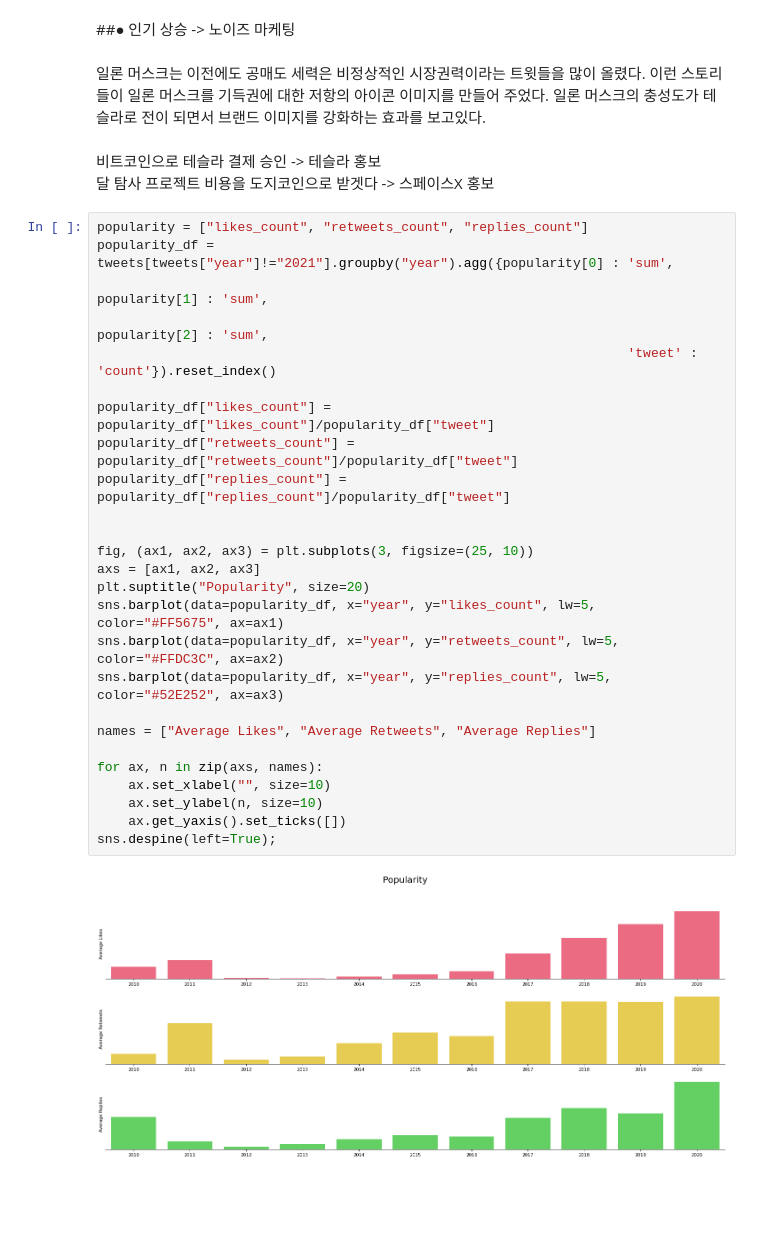
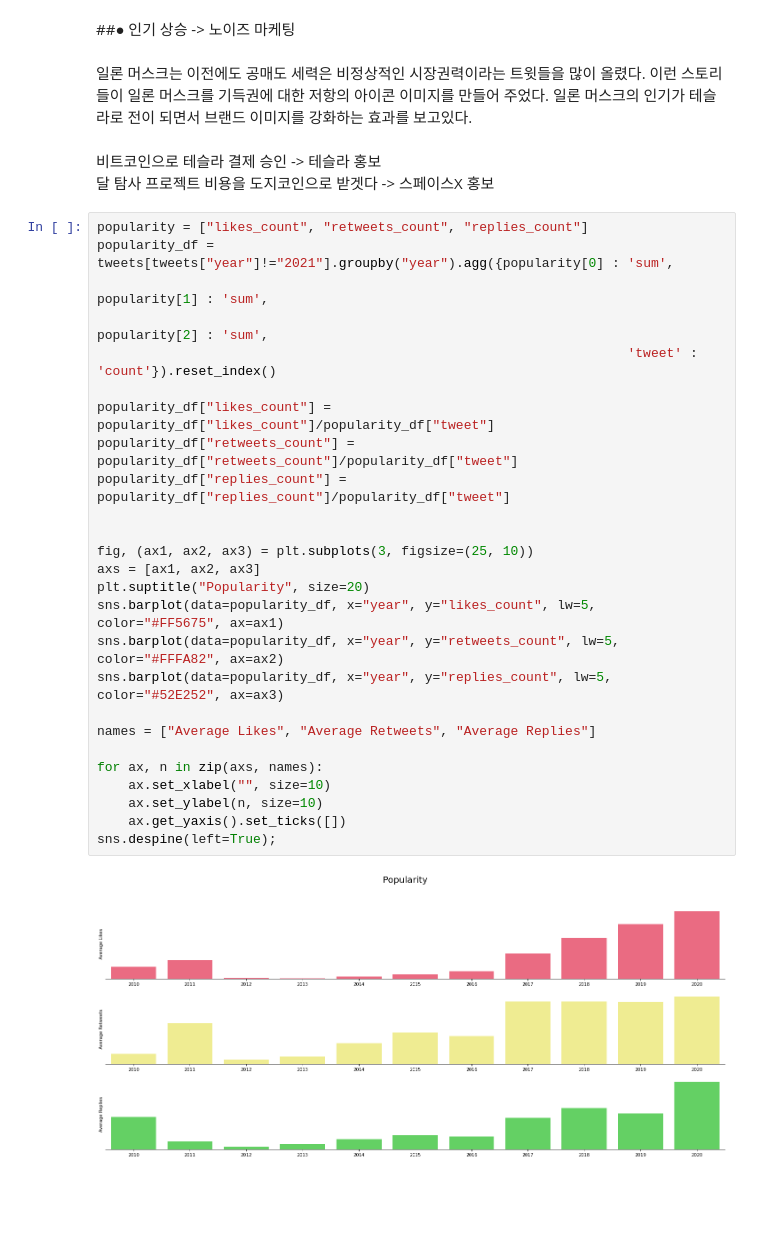
Before and after one commit to seungchanLLee/DAP__, a Jupyter notebook: Final_Project.ipynb, the cells around one changed output. Drawn from its saved outputs; the diff is of its cells as text.

```diff
--- a/Final_Project.ipynb
+++ b/Final_Project.ipynb
@@ -166,38 +166,38 @@ plt.ylabel('GFDEBTN', size=20);
 # %% [markdown]
 ##● 인기 상승 -> 노이즈 마케팅
 # %% [markdown]
-일론 머스크는 이전에도 공매도 세력은 비정상적인 시장권력이라는 트윗들을 많이 올렸다. 이런 스토리들이 일론 머스크를 기득권에 대한 저항의 아이콘 이미지를 만들어 주었다. 일론 머스크의 충성도가 테슬라로 전이 되면서 브랜드 이미지를 강화하는 효과를 보고있다.
+일론 머스크는 이전에도 공매도 세력은 비정상적인 시장권력이라는 트윗들을 많이 올렸다. 이런 스토리들이 일론 머스크를 기득권에 대한 저항의 아이콘 이미지를 만들어 주었다. 일론 머스크의 인기가 테슬라로 전이 되면서 브랜드 이미지를 강화하는 효과를 보고있다.
 <br><br>
 비트코인으로 테슬라 결제 승인 -> 테슬라 홍보<br>
 달 탐사 프로젝트 비용을 도지코인으로 받겟다 -> 스페이스X 홍보
 # %%
 popularity = ["likes_count", "retweets_count", "replies_count"]
 popularity_df = tweets[tweets["year"]!="2021"].groupby("year").agg({popularity[0] : 'sum',
                                                                     popularity[1] : 'sum',
                                                                     popularity[2] : 'sum',
                                                                     'tweet' : 'count'}).reset_index()
 
 popularity_df["likes_count"] = popularity_df["likes_count"]/popularity_df["tweet"]
 popularity_df["retweets_count"] = popularity_df["retweets_count"]/popularity_df["tweet"]
 popularity_df["replies_count"] = popularity_df["replies_count"]/popularity_df["tweet"]
 
 
 fig, (ax1, ax2, ax3) = plt.subplots(3, figsize=(25, 10))
 axs = [ax1, ax2, ax3]
 plt.suptitle("Popularity", size=20)
 sns.barplot(data=popularity_df, x="year", y="likes_count", lw=5, color="#FF5675", ax=ax1)
-sns.barplot(data=popularity_df, x="year", y="retweets_count", lw=5, color="#FFDC3C", ax=ax2)
+sns.barplot(data=popularity_df, x="year", y="retweets_count", lw=5, color="#FFFA82", ax=ax2)
 sns.barplot(data=popularity_df, x="year", y="replies_count", lw=5, color="#52E252", ax=ax3)
 
 names = ["Average Likes", "Average Retweets", "Average Replies"]
 
 for ax, n in zip(axs, names):
     ax.set_xlabel("", size=10)
     ax.set_ylabel(n, size=10)
     ax.get_yaxis().set_ticks([])
 sns.despine(left=True);
 # %% [output]
-[figure, old version]
+[figure, new version]
 # %% [markdown]
 <br><br>
 # %% [markdown]
```
Also changed, not shown: parts of 1 cell of this notebook.
